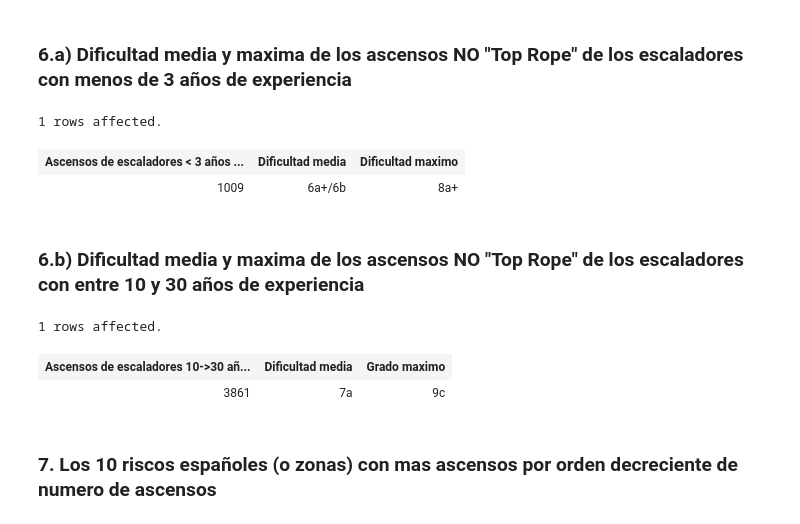
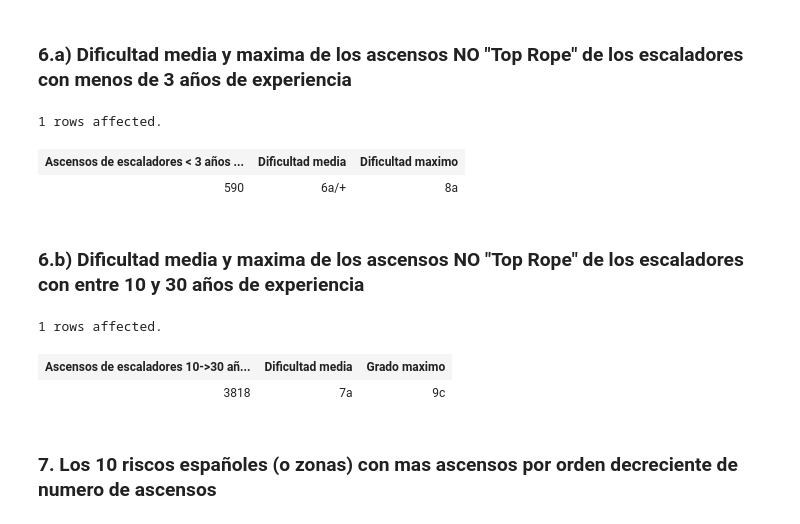
Before and after one commit to jmsanchezff/datahack_practica_bbdd, a Jupyter notebook: PostgreSQL.ipynb, the cells around one changed output. Cells and saved outputs as stored; diff of their text form; code cells hidden in the pictures.

```diff
--- a/PostgreSQL.ipynb
+++ b/PostgreSQL.ipynb
@@ -491,26 +491,26 @@ LIMIT 10
 # %%
 %%sql
 
 SELECT count(*) as "Ascensos de escaladores < 3 años experiencia",
        (
            SELECT grado_frances
            FROM dificultades
            WHERE id_dificultad = round(avg(A.id_dificultad),0)
        ) AS "Dificultad media",
        (
            SELECT grado_frances
            FROM dificultades
            WHERE id_dificultad=max(A.id_dificultad)
        ) AS "Dificultad maximo"
 FROM ascensos AS A
 WHERE id_escalador IN ( SELECT id_escalador
                         FROM escaladores
-                        WHERE (2017-comienzo) BETWEEN 0 AND 3 )
+                        WHERE (2017-comienzo)>= 0 AND (2017-comienzo)<3 )
                    AND tipo_encadenamiento != 'Toprope'
 # %% [output]
 1 rows affected.
 | Ascensos de escaladores < 3 años ... | Dificultad media | Dificultad maximo |
-| 1009 | 6a+/6b | 8a+ |
+| 590 | 6a/+ | 8a |
 # %% [markdown]
 ### 6.b) Dificultad media y maxima de los ascensos NO "Top Rope" de los escaladores con entre 10 y 30 años de experiencia
 # %%
@@ -531,12 +531,12 @@ SELECT count(*) as "Ascensos de escaladores 10->30 años experiencia",
 FROM ascensos AS A
 WHERE id_escalador IN ( SELECT id_escalador
                         FROM escaladores
-                        WHERE (2017-comienzo) BETWEEN 10 AND 30 )
+                        WHERE (2017-comienzo)>= 10 AND (2017-comienzo)<30 )
                    AND tipo_encadenamiento != 'Toprope'
 # %% [output]
 1 rows affected.
 | Ascensos de escaladores 10->30 añ... | Dificultad media | Grado maximo |
-| 3861 | 7a | 9c |
+| 3818 | 7a | 9c |
 # %% [markdown]
 ### 7. Los 10 riscos españoles (o zonas) con mas ascensos por orden decreciente de numero de ascensos
 # %%
```
